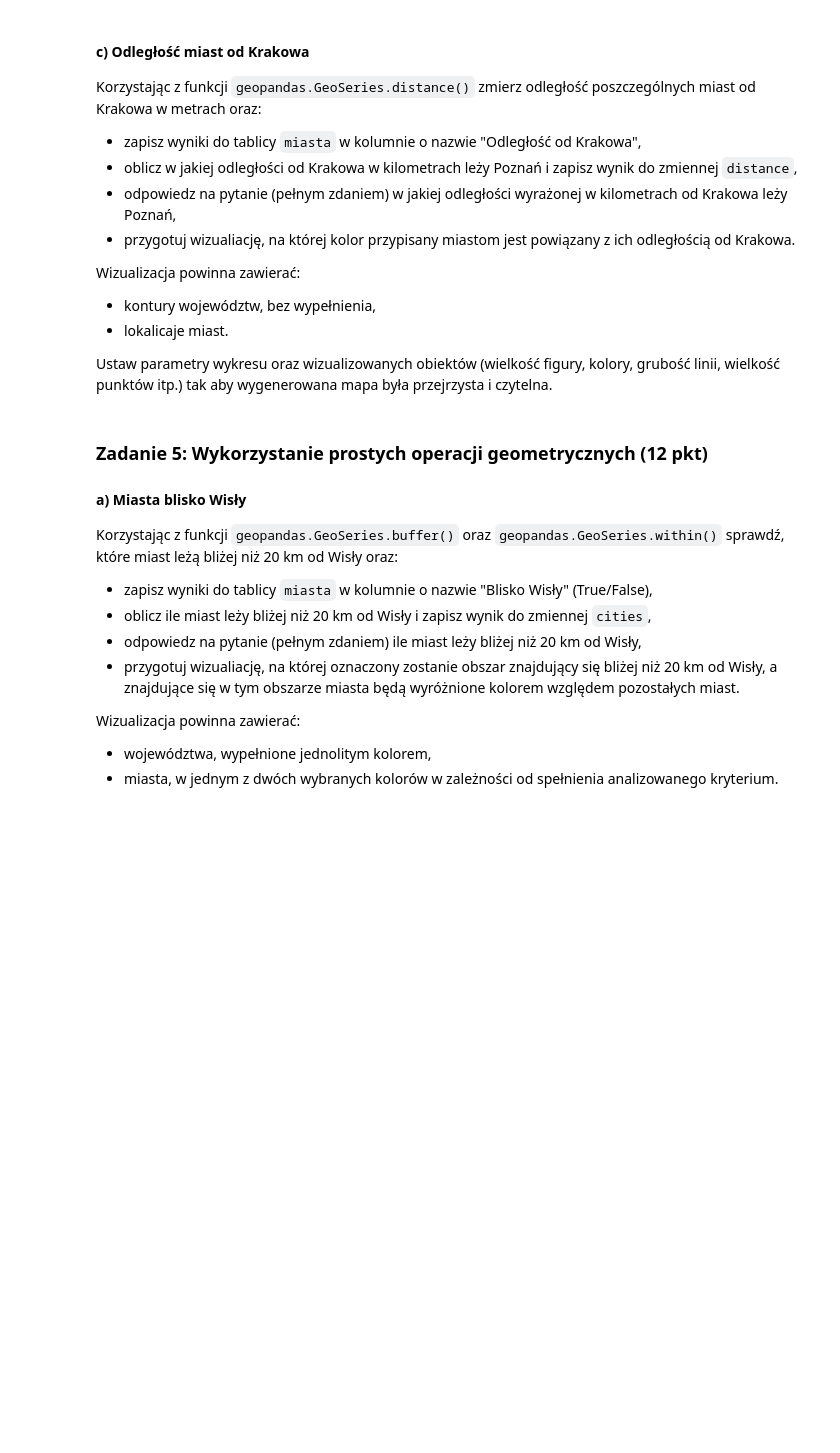
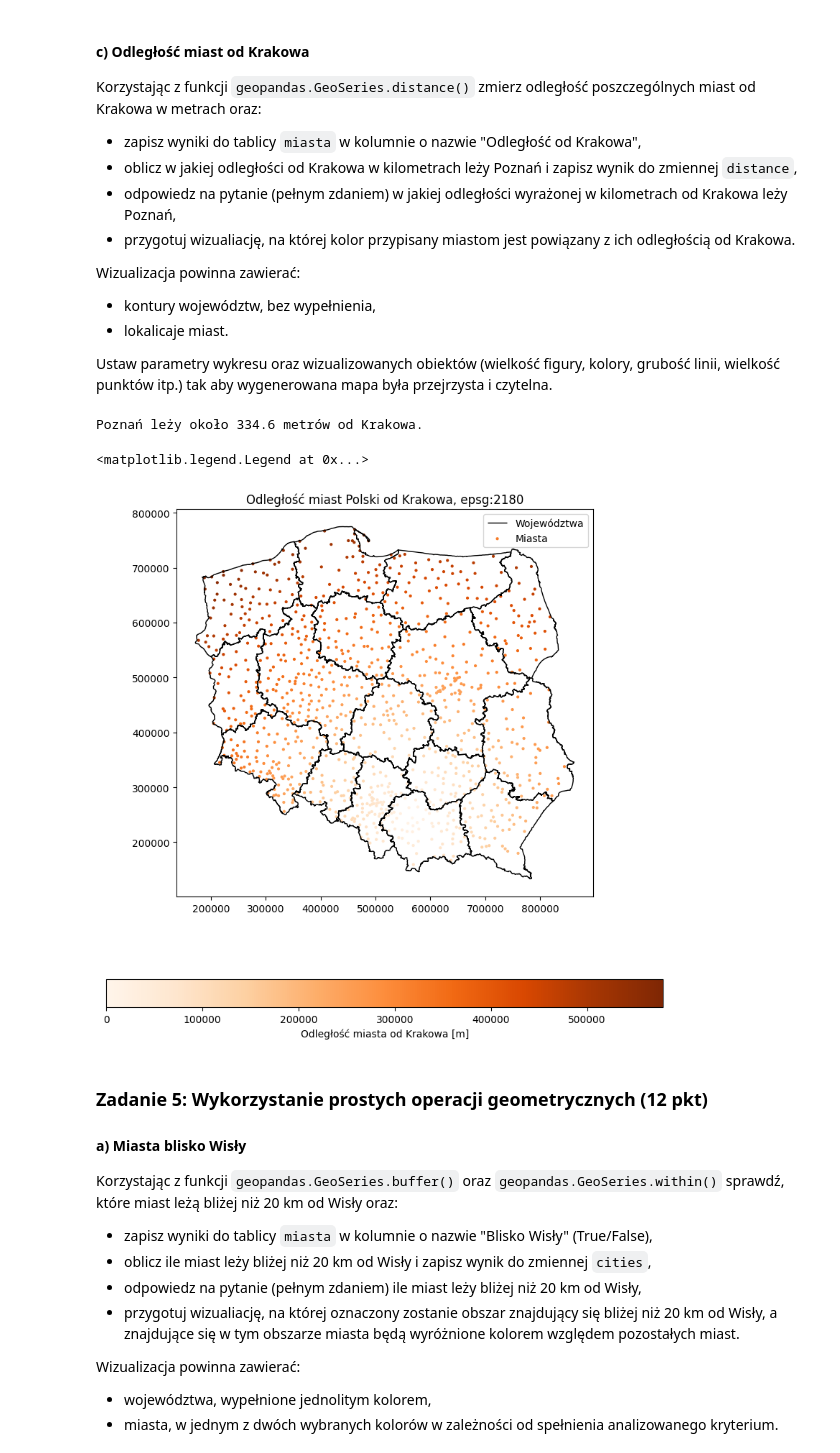
Before and after one commit to zuzannabrauer/spatialDataAnalysis, a Jupyter notebook: ZZ07.ipynb, the cells around one changed output. Drawn from its saved outputs; the diff is of its cells as text; code cells hidden in the pictures; blank space fills up the shorter version.

```diff
--- a/ZZ07.ipynb
+++ b/ZZ07.ipynb
@@ -191,8 +227,20 @@ Wizualizacja powinna zawierać:
 Ustaw parametry wykresu oraz wizualizowanych obiektów (wielkość figury, kolory, grubość linii, wielkość punktów itp.) tak aby wygenerowana mapa była przejrzysta i czytelna.
 # %%
 # Obliczenia
-# YOUR CODE HERE
-raise NotImplementedError()
+
+miasta['Odległość od Krakowa'] = miasta['geometry'].distance(miasta.loc[miasta['Nazwa'] == 'Kraków', 'geometry'].squeeze())
+distance = (miasta.loc[miasta['Nazwa'] == 'Poznań', 'Odległość od Krakowa'].values[0])/1000
+print("Poznań leży około" ,np.round(distance , 2), "metrów od Krakowa.")
+
+#kraków = tab_miast[tab_miast['Nazwa']=='Kraków'].geometry
+#df = kraków
+#for i in range(len(miasta)-1):
+#    df = pd.concat([df,kraków])
+#tab_miast['Odległość od Krakowa'] = tab_miast.distance(df, align=False)
+#poznańKraków = np.round(float(tab_miast[tab_miast['Nazwa']=='Poznań']['Odległość od Krakowa']/1000),2)
+#print(f'Odległość od Krakowa do Poznania wynosi {poznańKraków} km.')
+# %% [output]
+Poznań leży około 334.6 metrów od Krakowa.
 # %%
 # Komórka testowa
 assert np.isclose(miasta["Odległość od Krakowa"].min(), 0.0)
@@ -201,8 +249,16 @@ assert np.isclose(miasta["Odległość od Krakowa"].mean(), 271127.08178774477)
 assert np.isclose(distance, 334.60495145299524)
 # %%
 # Wizualizacja
-# YOUR CODE HERE
-raise NotImplementedError()
+fig, ax = plt.subplots(figsize=(10, 10))
+wojewodztwa.boundary.plot(ax=ax, linewidth=1, color='black')
+cmap = sns.color_palette("Oranges", as_cmap=True)
+miasta.plot(ax=ax, cmap=cmap, column = miasta['Odległość od Krakowa'], markersize=4,
+               legend=True, legend_kwds={'label': "Odległość miasta od Krakowa [m]",'orientation': "horizontal"} )
+ax.set_title("Odległość miast Polski od Krakowa, epsg:2180")
+ax.legend(['Województwa', 'Miasta'])
+# %% [output]
+<matplotlib.legend.Legend at 0x...>
+[figure, added]
 # %% [markdown]
 ### Zadanie 5: Wykorzystanie prostych operacji geometrycznych (12 pkt)
 
```
Also changed, not shown: parts of 6 cells of this notebook.
